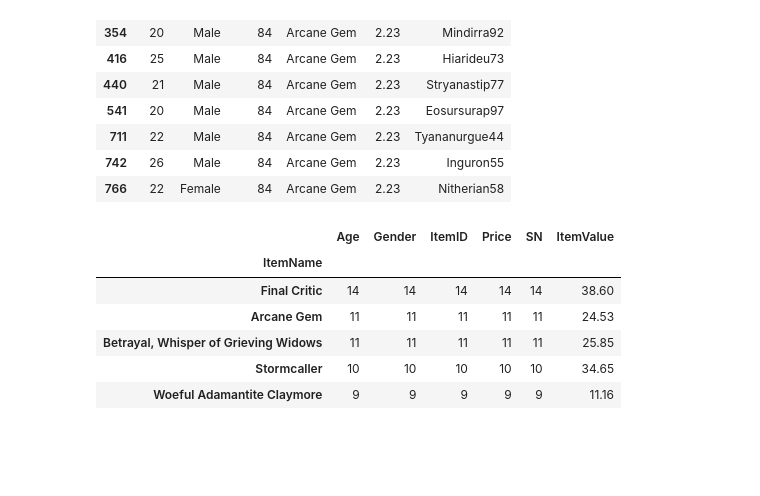
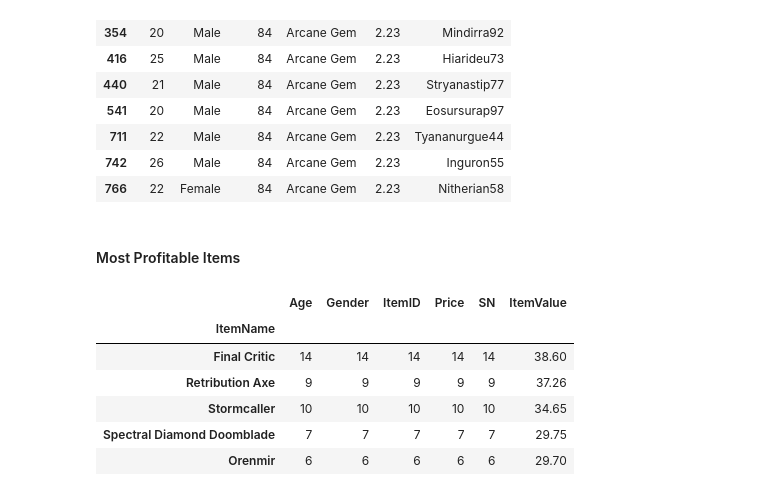
Before and after one commit to kundami/python-challenge, a Jupyter notebook: PyPandas/Pymoli.ipynb, the cells around one changed output. Cells and saved outputs as stored; diff of their text form; code cells hidden in the pictures; blank space fills up the shorter version.

```diff
--- a/PyPandas/Pymoli.ipynb
+++ b/PyPandas/Pymoli.ipynb
@@ -212,23 +252,28 @@ df.loc[df.ItemName=='Arcane Gem']
 | 711 | 22 | Male | 84 | Arcane Gem | 2.23 | Tyananurgue44 |
 | 742 | 26 | Male | 84 | Arcane Gem | 2.23 | Inguron55 |
 | 766 | 22 | Female | 84 | Arcane Gem | 2.23 | Nitherian58 |
+# %% [markdown]
+#### Most Profitable Items
 # %%
 #**Most Profitable Items**
 df2 = df.groupby('ItemName', sort=False).count()
 df2.sort_values(['Price'], ascending=False, inplace=True)
 df2['ItemValue'] = df.groupby(['ItemName'])['Price'].sum()
+df2.sort_values(['ItemValue'], ascending=False, inplace=True)
 df2.head(5)
+#df3 = df2.loc[:,['ItemName','ItemValue']]
+#df3
 # Identify the 5 most profitable items by total purchase value, then list (in a table):
 #  * Item ID
 #  * Item Name
 #  * Purchase Count
 #  * Item Price
 #  * Total Purchase Value
 # %% [output]
 |  | Age | Gender | ItemID | Price | SN | ItemValue |
 | ItemName |  |  |  |  |  |  |
 | Final Critic | 14 | 14 | 14 | 14 | 14 | 38.60 |
-| Arcane Gem | 11 | 11 | 11 | 11 | 11 | 24.53 |
-| Betrayal, Whisper of Grieving Widows | 11 | 11 | 11 | 11 | 11 | 25.85 |
+| Retribution Axe | 9 | 9 | 9 | 9 | 9 | 37.26 |
 | Stormcaller | 10 | 10 | 10 | 10 | 10 | 34.65 |
-| Woeful Adamantite Claymore | 9 | 9 | 9 | 9 | 9 | 11.16 |
+| Spectral Diamond Doomblade | 7 | 7 | 7 | 7 | 7 | 29.75 |
+| Orenmir | 6 | 6 | 6 | 6 | 6 | 29.70 |
```
Also changed, not shown: parts of 22 cells of this notebook.
